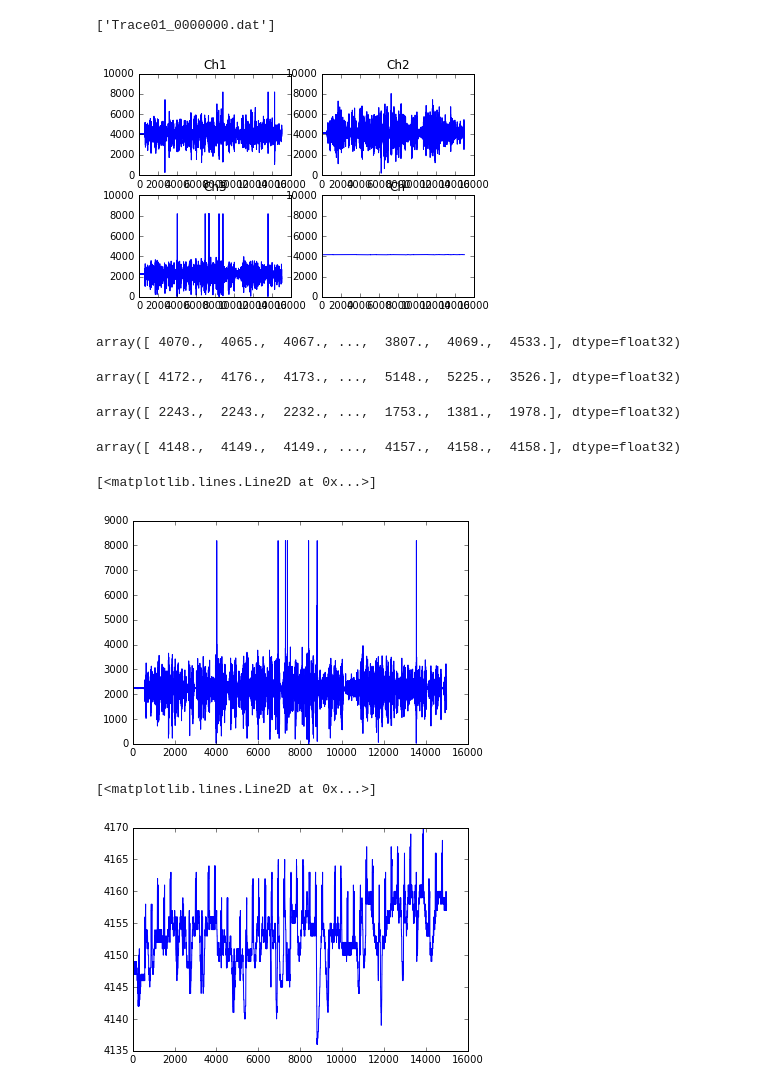
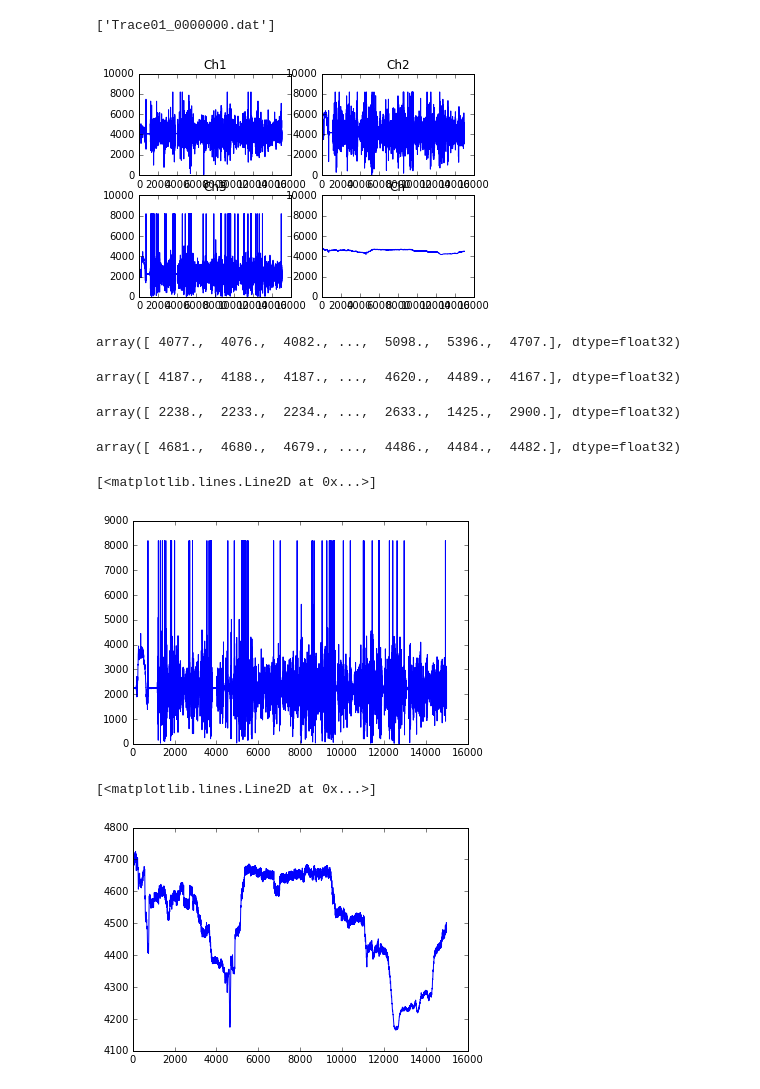
Before and after one commit to MoreCoffee12/AccelPlot, a Jupyter notebook: PythonScripts/ExploratoryAnalysis.ipynb, the cells around one changed output. Drawn from its saved outputs; the diff is of its cells as text; code cells hidden in the pictures.

```diff
--- a/PythonScripts/ExploratoryAnalysis.ipynb
+++ b/PythonScripts/ExploratoryAnalysis.ipynb
@@ -33,59 +33,59 @@ def getChannelData(iChannel, strTestCase):
 # %%
 # Begin by getting the data into python
 # %%
-strFolder = 'Carpet2'
+strFolder = 'Tile1'
 (x1,strFiles1) = getChannelData(1,strFolder)
 (x2,strFiles2) = getChannelData(2,strFolder)
 (x3,strFiles3) = getChannelData(3,strFolder)
 (x4,strFiles4) = getChannelData(4,strFolder)
 plt.subplot(2,2,1)
 plt.plot(x1)
 plt.ylim((0, 10000))
 plt.title('Ch1')
 
 plt.subplot(2,2,2)
 plt.plot(x2)
 plt.ylim((0, 10000))
 plt.title('Ch2')
 
 plt.subplot(2,2,3)
 plt.plot(x3)
 plt.ylim((0, 10000))
 plt.title('Ch3')
 
 plt.subplot(2,2,4)
 plt.plot(x4)
 plt.ylim((0, 10000))
 plt.title('Ch')
 
 
 strFiles1
 # %% [output]
 ['Trace01_0000000.dat']
-[figure, old version]
+[figure, new version]
 # %%
 x1
 # %% [output]
-array([ 4070.,  4065.,  4067., ...,  3807.,  4069.,  4533.], dtype=float32)
+array([ 4077.,  4076.,  4082., ...,  5098.,  5396.,  4707.], dtype=float32)
 # %%
 x2
 # %% [output]
-array([ 4172.,  4176.,  4173., ...,  5148.,  5225.,  3526.], dtype=float32)
+array([ 4187.,  4188.,  4187., ...,  4620.,  4489.,  4167.], dtype=float32)
 # %%
 x3
 # %% [output]
-array([ 2243.,  2243.,  2232., ...,  1753.,  1381.,  1978.], dtype=float32)
+array([ 2238.,  2233.,  2234., ...,  2633.,  1425.,  2900.], dtype=float32)
 # %%
 x4
 # %% [output]
-array([ 4148.,  4149.,  4149., ...,  4157.,  4158.,  4158.], dtype=float32)
+array([ 4681.,  4680.,  4679., ...,  4486.,  4484.,  4482.], dtype=float32)
 # %%
 plt.plot(x3)
 # %% [output]
 [<matplotlib.lines.Line2D at 0x...>]
-[figure, old version]
+[figure, new version]
 # %%
 plt.plot(x4)
 # %% [output]
 [<matplotlib.lines.Line2D at 0x...>]
-[figure, old version]
+[figure, new version]
```
Also changed, not shown: 2 other files.
